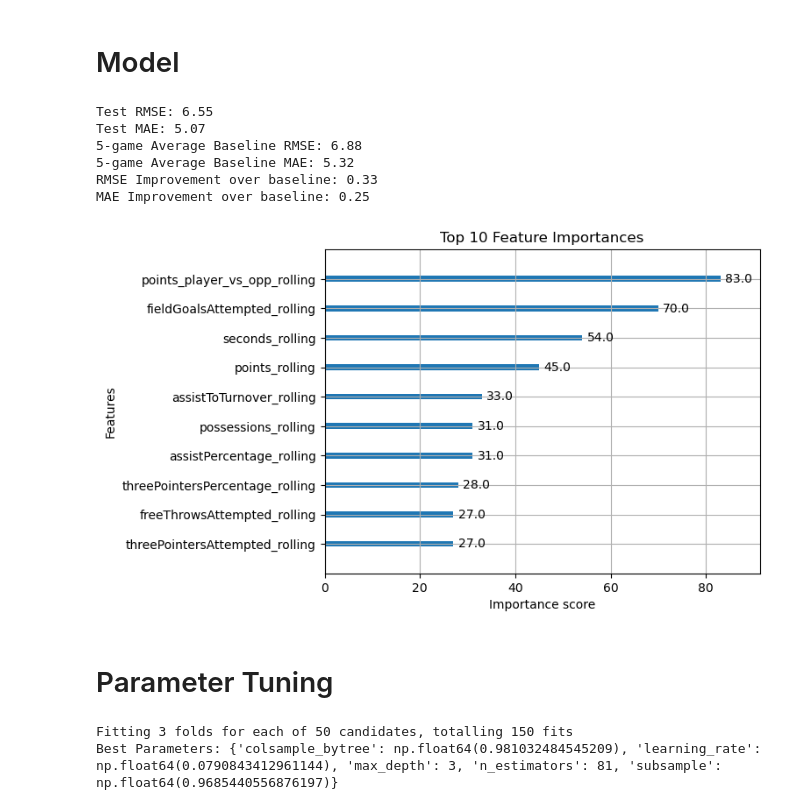
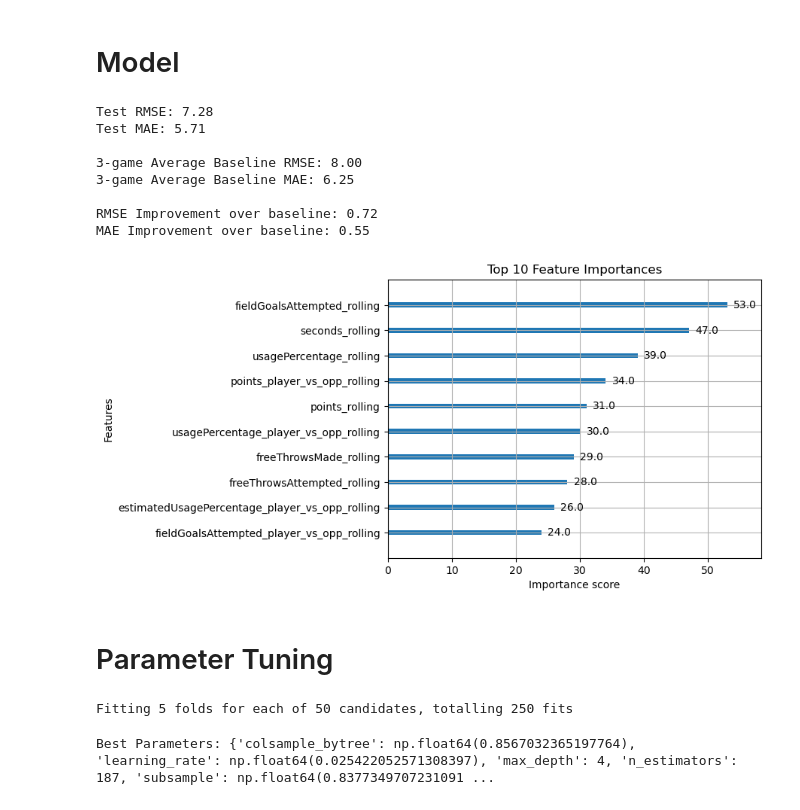
Before and after one commit to gaborszita/cmpsc-190a-project, a Jupyter notebook: owen_model.ipynb, the cells around one changed output. Cells and saved outputs as stored; diff of their text form; code cells hidden in the pictures.

Commit message:
op - update data

```diff
--- a/owen_model.ipynb
+++ b/owen_model.ipynb
@@ -13,9 +13,9 @@ pd.set_option('display.max_columns', None)
 # %% [markdown]
 # Configuration
 # %%
-seasons = ['2024-25', '2023-24', '2022-23']
+seasons = ['2024-25', '2023-24', '2022-23', '2021-22', '2020-21']
 # %%
-rolling_window = 5
+rolling_window = 3
 # %% [markdown]
 # Prepare Data
 # %%
@@ -49,9 +49,9 @@ def parse_minutes_to_seconds(time_str):
         return None  # if formatting fails
 
 data['seconds'] = data['minutes'].apply(parse_minutes_to_seconds)
-# %%
-# Drop rows where player didn't play
-data = data[data['seconds'] > 0]
+# %%
+# Drop non-starter rows
+data = data[data['position'].notna()]
 # %% [markdown]
 # Feature Engineering
 # %% [markdown]
@@ -222,7 +265,14 @@ target = "points"
 opp_stats = [stat.replace("team_", "opp_") for stat in opp_stats]
 player_vs_opp_stats = [f"{player_vs_opp_stat}_player_vs_opp" for player_vs_opp_stat in player_vs_opp_stats]
 combined = player_stats + opp_stats + player_vs_opp_stats
-features = [f"{feature}_rolling" for feature in combined] + ['restDays']
+features = [f"{feature}_rolling" for feature in combined] + ['restDays', 'home']
+
+# One-hot encode playerSlug and append to dataset
+player_dummies = pd.get_dummies(data['playerSlug'], prefix='player')
+data = pd.concat([data, player_dummies], axis=1)
+
+# Add one-hot columns to feature list
+features += list(player_dummies.columns)
 
 # Drop rows with missing data (or impute if you prefer)
 data = data.dropna(subset=features + [target])
@@ -244,42 +294,44 @@ model = XGBRegressor(
     random_state=42
 )
 
 model.fit(X_train, y_train)
 
 # Predict and evaluate
 y_pred = model.predict(X_test)
 mse = mean_squared_error(y_test, y_pred)
 rmse = np.sqrt(mse)
 mae = mean_absolute_error(y_test, y_pred)
 print(f"Test RMSE: {rmse:.2f}")
 print(f"Test MAE: {mae:.2f}")
 
 # Evaluate baseline (rolling average)
 y_baseline_pred = X_test[f"{target}_rolling"]
 baseline_mse = mean_squared_error(y_test, y_baseline_pred)
 baseline_rmse = np.sqrt(baseline_mse)
 baseline_mae = mean_absolute_error(y_test, y_baseline_pred)
-print(f"{rolling_window}-game Average Baseline RMSE: {baseline_rmse:.2f}")
+print(f"\n{rolling_window}-game Average Baseline RMSE: {baseline_rmse:.2f}")
 print(f"{rolling_window}-game Average Baseline MAE: {baseline_mae:.2f}")
 
 # Improvement
 rmse_improvement = baseline_rmse - rmse
 mae_improvement = baseline_mae - mae
-print(f"RMSE Improvement over baseline: {rmse_improvement:.2f}")
+print(f"\nRMSE Improvement over baseline: {rmse_improvement:.2f}")
 print(f"MAE Improvement over baseline: {mae_improvement:.2f}")
 
 # Plot Feature Importance
 plot_importance(model, max_num_features=10)
 plt.title("Top 10 Feature Importances")
 plt.show()
 # %% [output]
-Test RMSE: 6.55
-Test MAE: 5.07
-5-game Average Baseline RMSE: 6.88
-5-game Average Baseline MAE: 5.32
-RMSE Improvement over baseline: 0.33
-MAE Improvement over baseline: 0.25
+Test RMSE: 7.28
+Test MAE: 5.71
+
+3-game Average Baseline RMSE: 8.00
+3-game Average Baseline MAE: 6.25
+
+RMSE Improvement over baseline: 0.72
+MAE Improvement over baseline: 0.55
-[figure, old version]
+[figure, new version]
 # %% [markdown]
 # Parameter Tuning
 # %%
@@ -292,12 +344,13 @@ param_dist = {
 }
 
 xgb = XGBRegressor(random_state=42)
+tscv = TimeSeriesSplit(n_splits=5)
 random_search = RandomizedSearchCV(
     estimator=xgb,
     param_distributions=param_dist,
     scoring='neg_mean_squared_error',
     n_iter=50,
-    cv=3,
+    cv=tscv,
     verbose=1,
     n_jobs=-1
 )
@@ -306,8 +359,8 @@ random_search.fit(X_train, y_train)
 
 print("Best Parameters:", random_search.best_params_)
 # %% [output]
-Fitting 3 folds for each of 50 candidates, totalling 150 fits
-Best Parameters: {'colsample_bytree': np.float64(0.981032484545209), 'learning_rate': np.float64(0.0790843412961144), 'max_depth': 3, 'n_estimators': 81, 'subsample': np.float64(0.9685440556876197)}
+Fitting 5 folds for each of 50 candidates, totalling 250 fits
+Best Parameters: {'colsample_bytree': np.float64(0.8567032365197764), 'learning_rate': np.float64(0.025422052571308397), 'max_depth': 4, 'n_estimators': 187, 'subsample': np.float64(0.8377349707231091 ...
 # %%
 # Get best model from RandomizedSearchCV
 best_model = random_search.best_estimator_
```
Also changed, not shown: parts of 3 cells of this notebook, 16 other files.
